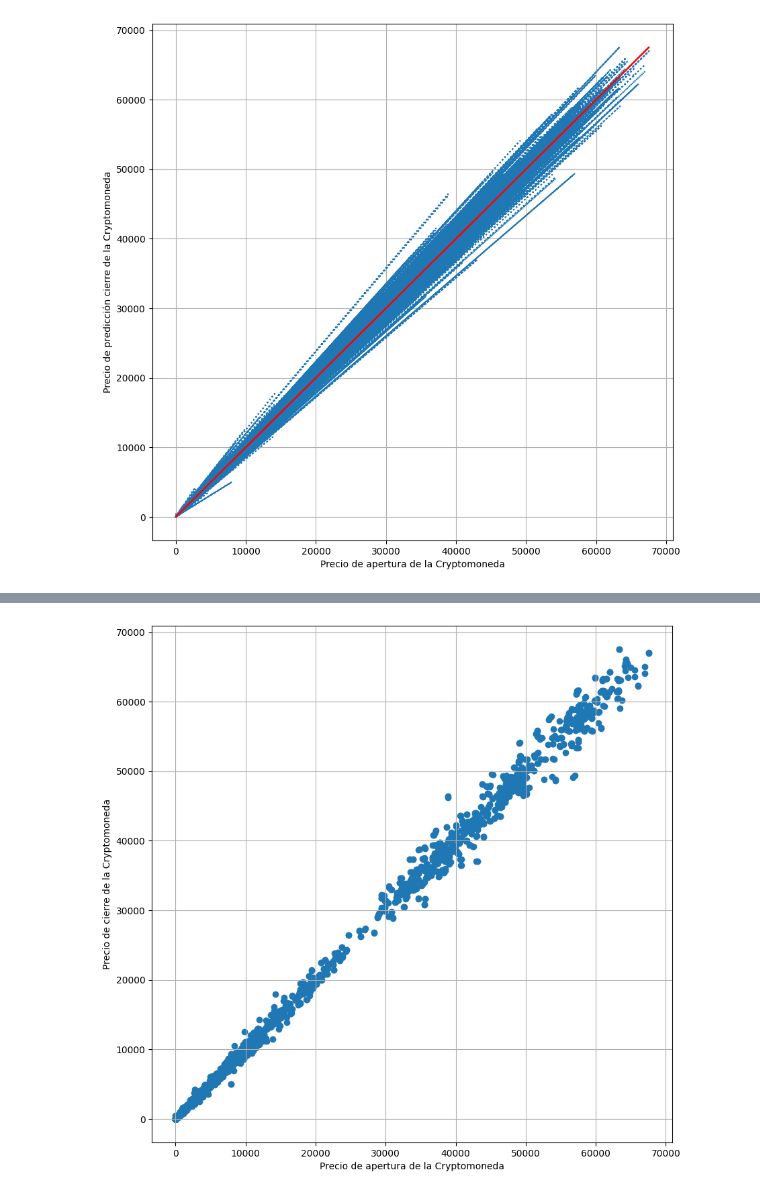
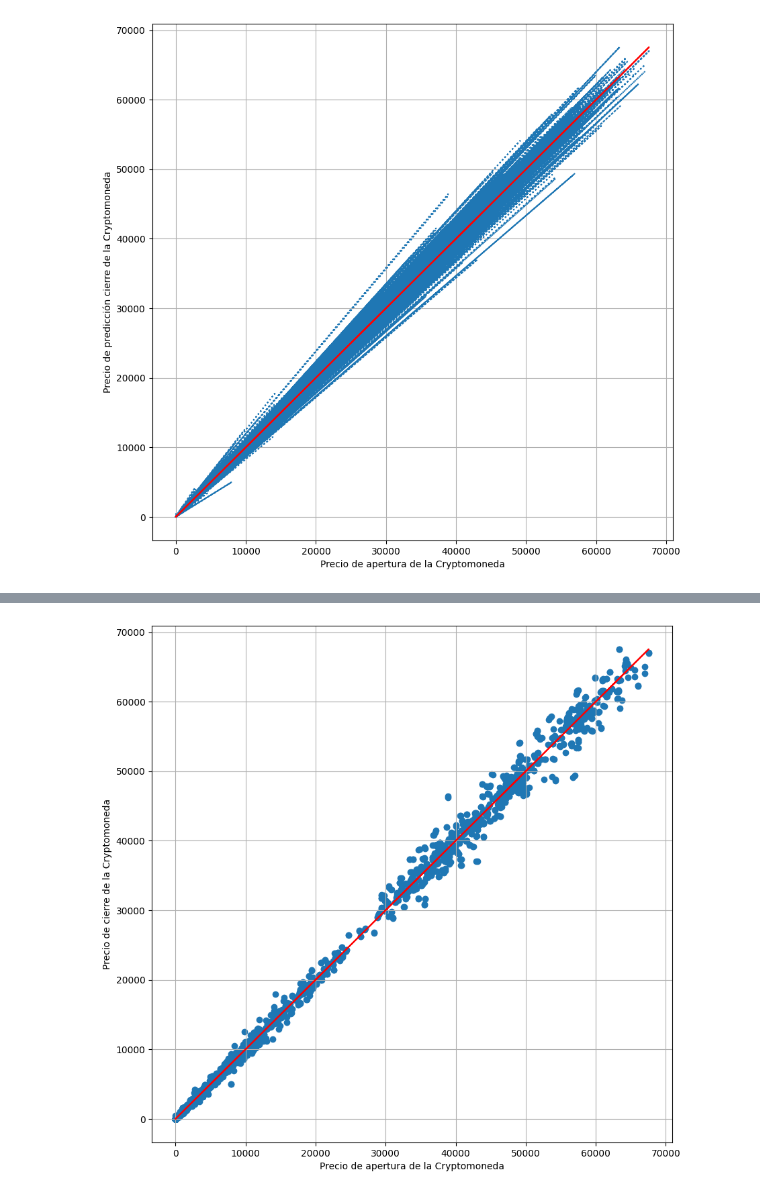
Before and after one commit to Juan-Pablo-17/Parcial4Python, a Jupyter notebook: Parcial4Pandas.ipynb, the cells around one changed output, grey strips where cells are left out. Drawn from its saved outputs; the diff is of its cells as text; code cells hidden in the pictures.

```diff
--- a/Parcial4Pandas.ipynb
+++ b/Parcial4Pandas.ipynb
@@ -255,10 +255,10 @@ plt.grid()
 # %%
 fig = plt.figure(figsize=(10,10))
 plt.scatter(Cryptos['open'], Cryptos['close'])
 #plt.plot(Cryptos['open'], Cryptos['close'], ":")
-#plt.plot(Cryptos['open'], Cierre_pred, color='r')
+plt.plot(Cryptos['open'], Cierre_pred, color='r')
 plt.xlabel('Precio de apertura de la Cryptomoneda')
 plt.ylabel('Precio de cierre de la Cryptomoneda')
 plt.grid()
 # %% [output]
-[figure, old version]
+[figure, new version]
```
Also changed, not shown: parts of 1 cell of this notebook.
